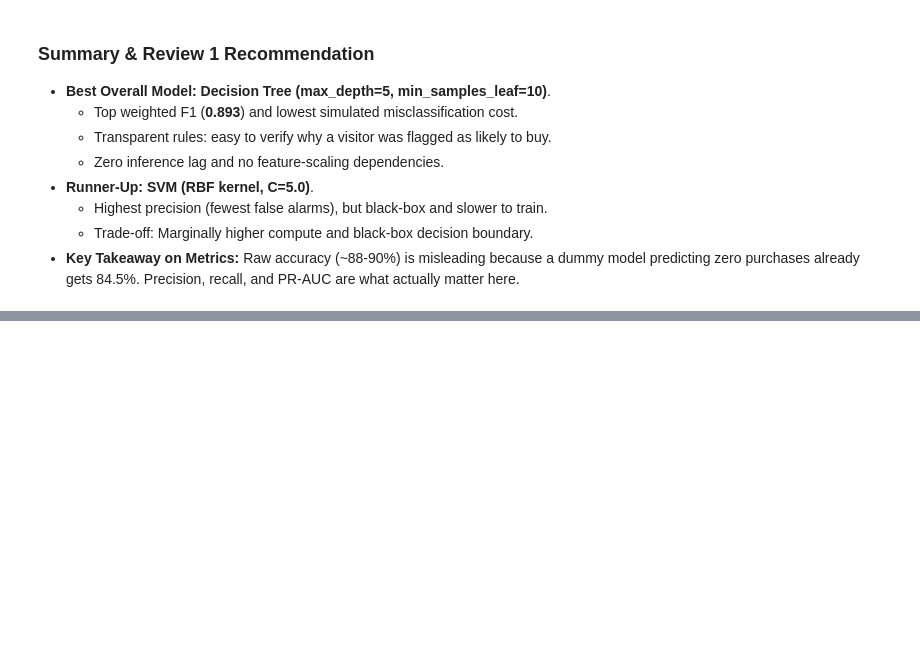
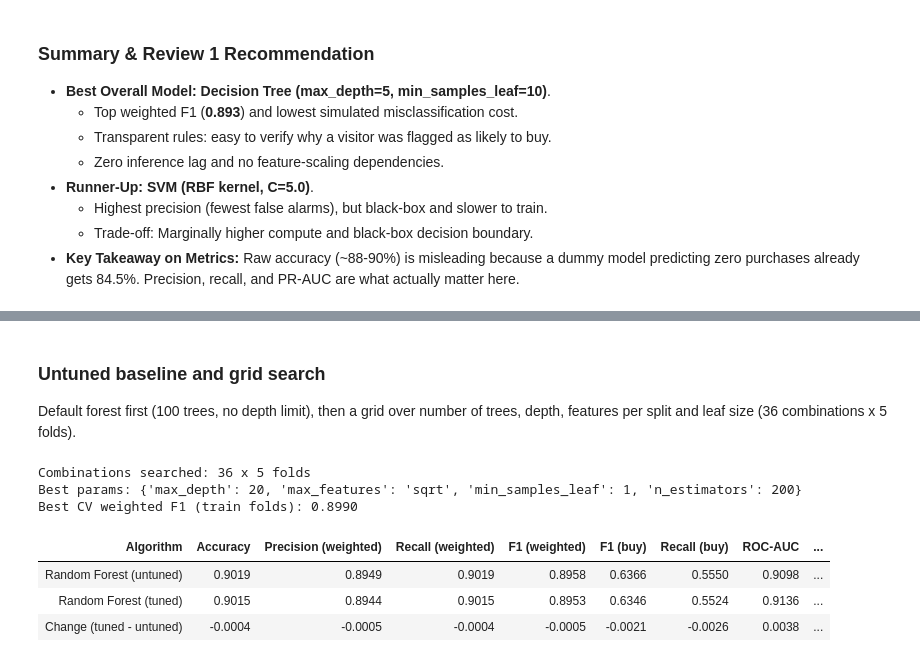
Before and after one commit to MR7star/ML-Capstone-Project, a Jupyter notebook: notebooks/classification.ipynb, the cells around one changed output, grey strips where cells are left out. Saved outputs shown, nothing was run; the diff lists cells and outputs as text; code cells hidden in the pictures; blank space fills up the shorter version.

```diff
--- a/notebooks/classification.ipynb
+++ b/notebooks/classification.ipynb
@@ -1332,0 +1339,15 @@ Rank 1 Model: Decision Tree | Decision Tree 5-Fold F1: 0.8964 ± 0.0074 | Rank 2
+# %%
+import time
+from sklearn.base import clone
+from sklearn.ensemble import RandomForestClassifier, AdaBoostClassifier, GradientBoostingClassifier, BaggingClassifier
+from sklearn.neural_network import MLPClassifier
+from nb_utils import tune, tuning_table, TUNING_COLS
+
+check = load_and_preprocess_data(test_size=0.20, random_state=42)
+assert check["X_train"].equals(X_train) and check["X_test"].equals(X_test)
+assert check["y_train"].equals(y_train) and check["y_test"].equals(y_test)
+assert X_train.index.intersection(X_test.index).empty
+print(f"Same split as Part A: train {X_train.shape}, test {X_test.shape}, buyers in test {y_test.sum()}")
+
+partb = {}   # tuned searches, reused in the final comparison
+cm_palette = sns.color_palette("colorblind")
@@ -1332,0 +1359,26 @@ Rank 1 Model: Decision Tree | Decision Tree 5-Fold F1: 0.8964 ± 0.0074 | Rank 2
+# %% [markdown]
+### Untuned baseline and grid search
+Default forest first (100 trees, no depth limit), then a grid over number of trees, depth, features per split and leaf size (36 combinations x 5 folds).
+# %%
+t0 = time.perf_counter()
+rf_base = RandomForestClassifier(random_state=42, n_jobs=-1).fit(X_train, y_train)
+rf_base_secs = time.perf_counter() - t0
+
+rf_grid = {"n_estimators": [100, 200, 300], "max_depth": [None, 10, 20],
+           "max_features": ["sqrt", "log2"], "min_samples_leaf": [1, 5]}
+rf_search = tune(RandomForestClassifier(random_state=42, n_jobs=-1), rf_grid, X_train, y_train)
+partb["Random Forest"] = rf_search
+
+print(f"Combinations searched: {len(rf_search.cv_results_['params'])} x 5 folds")
+print(f"Best params: {rf_search.best_params_}")
+print(f"Best CV weighted F1 (train folds): {rf_search.best_score_:.4f}")
+rf_table = tuning_table("Random Forest", rf_base, rf_base_secs, rf_search, X_test, y_test)
+display(style_table(rf_table))
+# %% [output]
+Combinations searched: 36 x 5 folds
+Best params: {'max_depth': 20, 'max_features': 'sqrt', 'min_samples_leaf': 1, 'n_estimators': 200}
+Best CV weighted F1 (train folds): 0.8990
+| Algorithm | Accuracy | Precision (weighted) | Recall (weighted) | F1 (weighted) | F1 (buy) | Recall (buy) | ROC-AUC | ... |
+| Random Forest (untuned) | 0.9019 | 0.8949 | 0.9019 | 0.8958 | 0.6366 | 0.5550 | 0.9098 | ... |
+| Random Forest (tuned) | 0.9015 | 0.8944 | 0.9015 | 0.8953 | 0.6346 | 0.5524 | 0.9136 | ... |
+| Change (tuned - untuned) | -0.0004 | -0.0005 | -0.0004 | -0.0005 | -0.0021 | -0.0026 | 0.0038 | ... |
```
Also changed, not shown: parts of 11 cells of this notebook, 1 other file.
